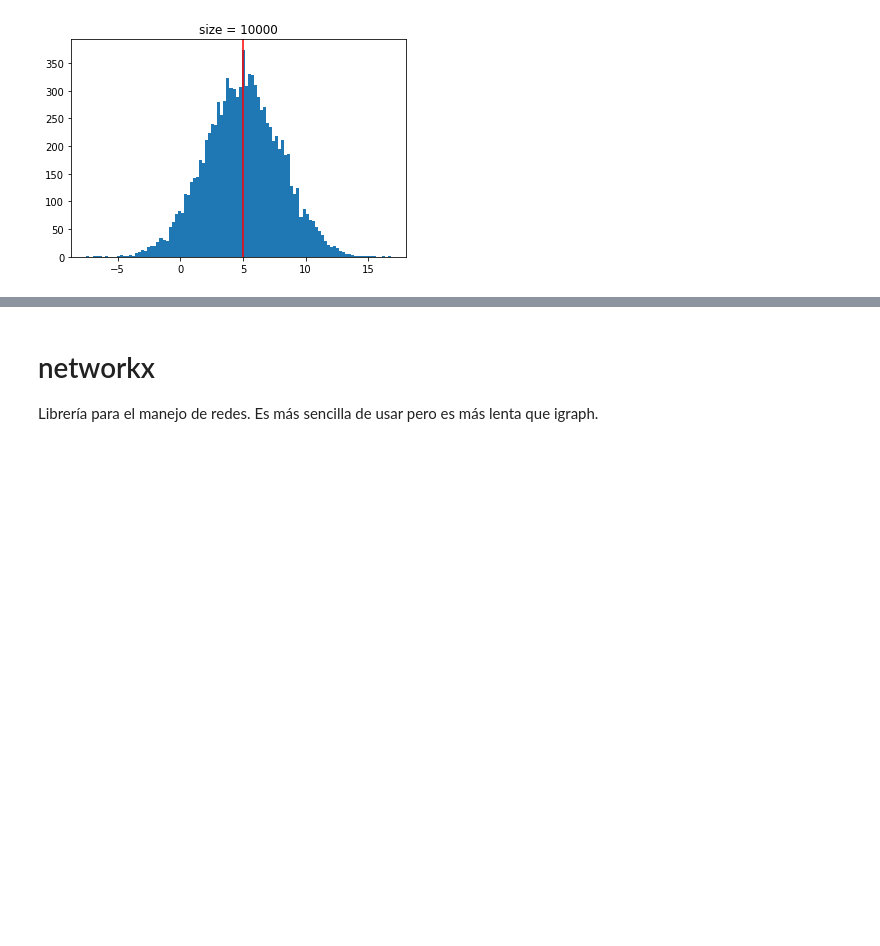
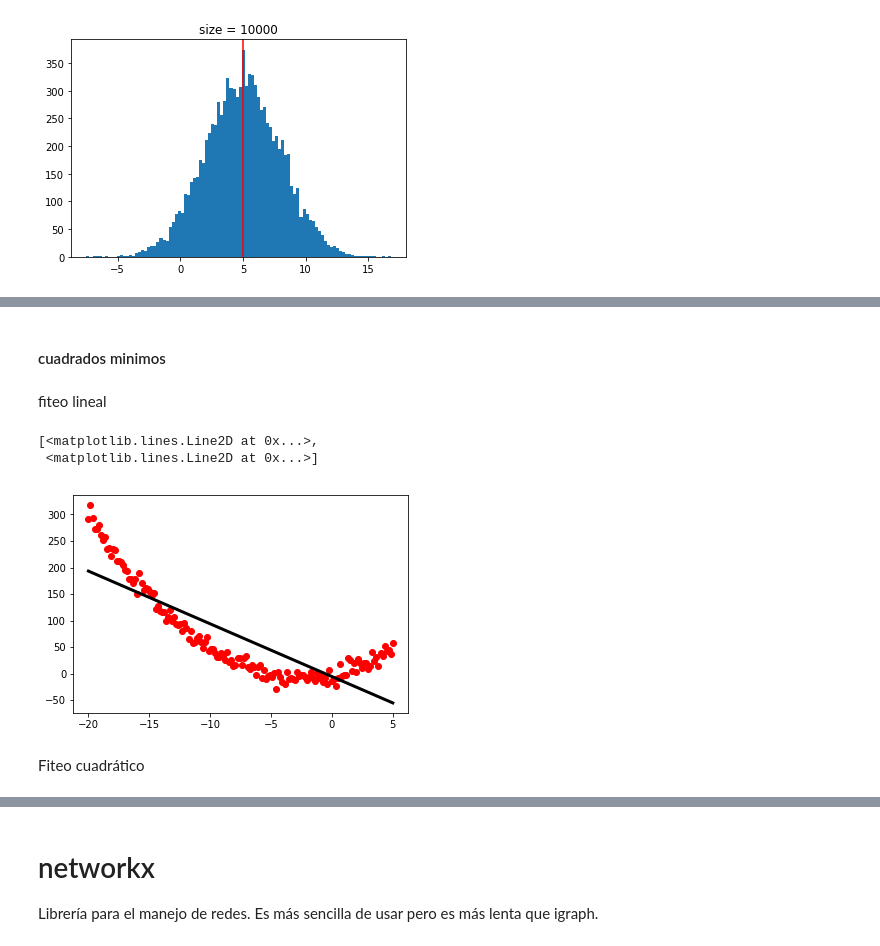
Before and after one commit to gon-uri/Redes_2018, a Jupyter notebook: Python from Luke to Yoda.ipynb, the cells around one changed output, grey strips where cells are left out. Drawn from its saved outputs; the diff is of its cells as text; code cells hidden in the pictures; blank space fills up the shorter version.

Commit message:
Pase a castellano las cosas que estaban en ingles. Agrego mini tutorial de scipy para fitear y minimizar funciones. Borro la carpeta de notebooks que estaba de más.

```diff
--- a/Python from Luke to Yoda.ipynb
+++ b/Python from Luke to Yoda.ipynb
@@ -852,0 +917,24 @@ for size in [10, 100, 1000, 10000]:
+# %% [markdown]
+#### cuadrados minimos
+# %%
+from scipy import optimize
+
+# genera puntos con ruido
+num_points = 150
+x = np.linspace(-20, 5., num_points)
+y = x**2+5*x-2+np.random.normal(scale=10, size=num_points)
+# %% [markdown]
+fiteo lineal
+# %%
+fitfunc = lambda p, x: p[0]*x+p[1]# Funcion con la que queremos fitear la data
+p0 = [1, 1] # Parametros iniciales para fitear
+# %%
+errfunc = lambda p, x, y: fitfunc(p, x) - y # Distancia a la función objetivo
+p1, success = optimize.leastsq(errfunc, p0[:], args=(x, y))
+plt.plot(x, y, "ro", x, fitfunc(p1, x), "k-", linewidth=3) # Plot of the data and
+# %% [output]
+[<matplotlib.lines.Line2D at 0x...>,
+ <matplotlib.lines.Line2D at 0x...>]
+[figure, added]
+# %% [markdown]
+Fiteo cuadrático
```
Also changed, not shown: parts of 21 cells of this notebook, 1 other file.
